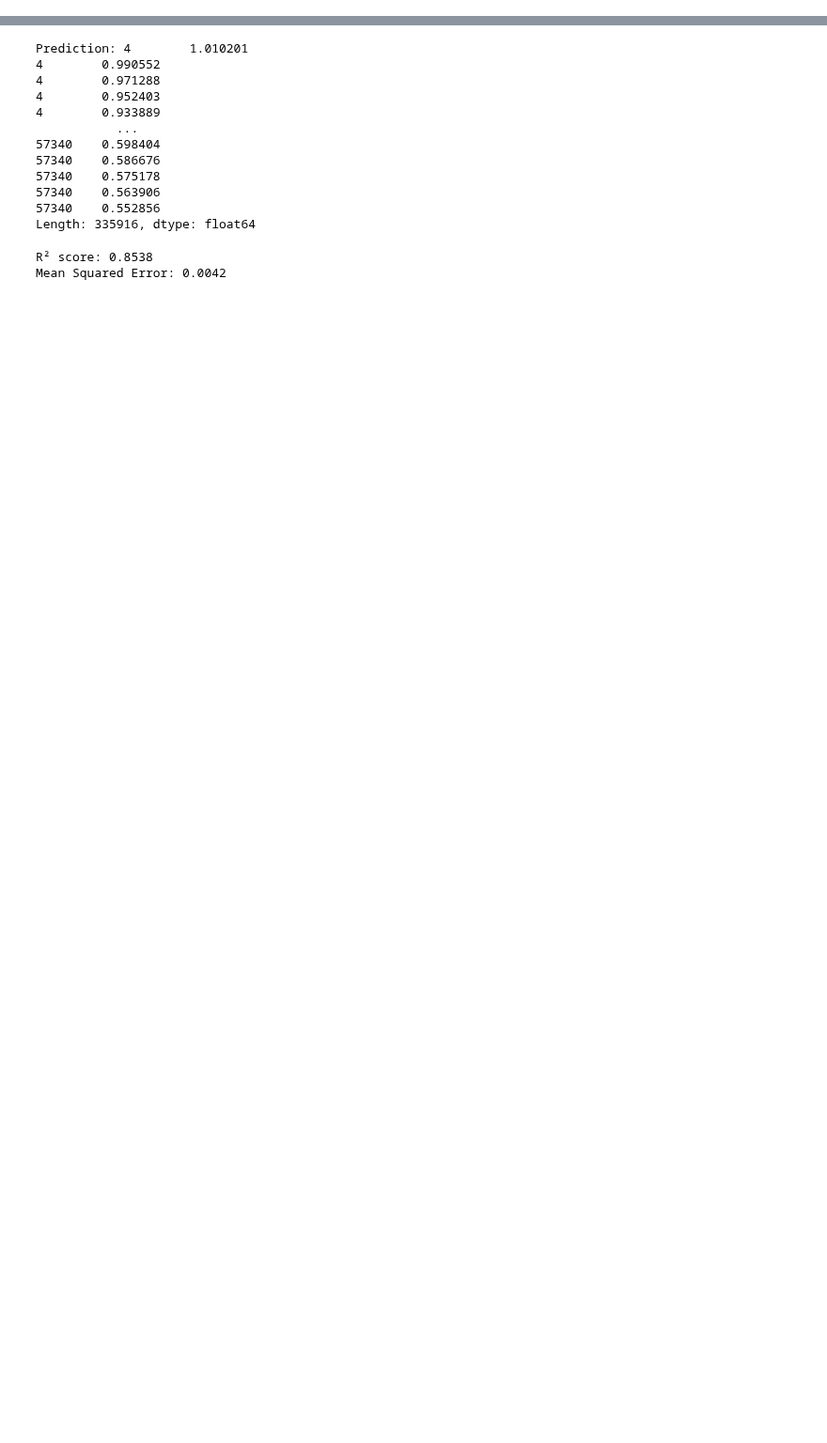
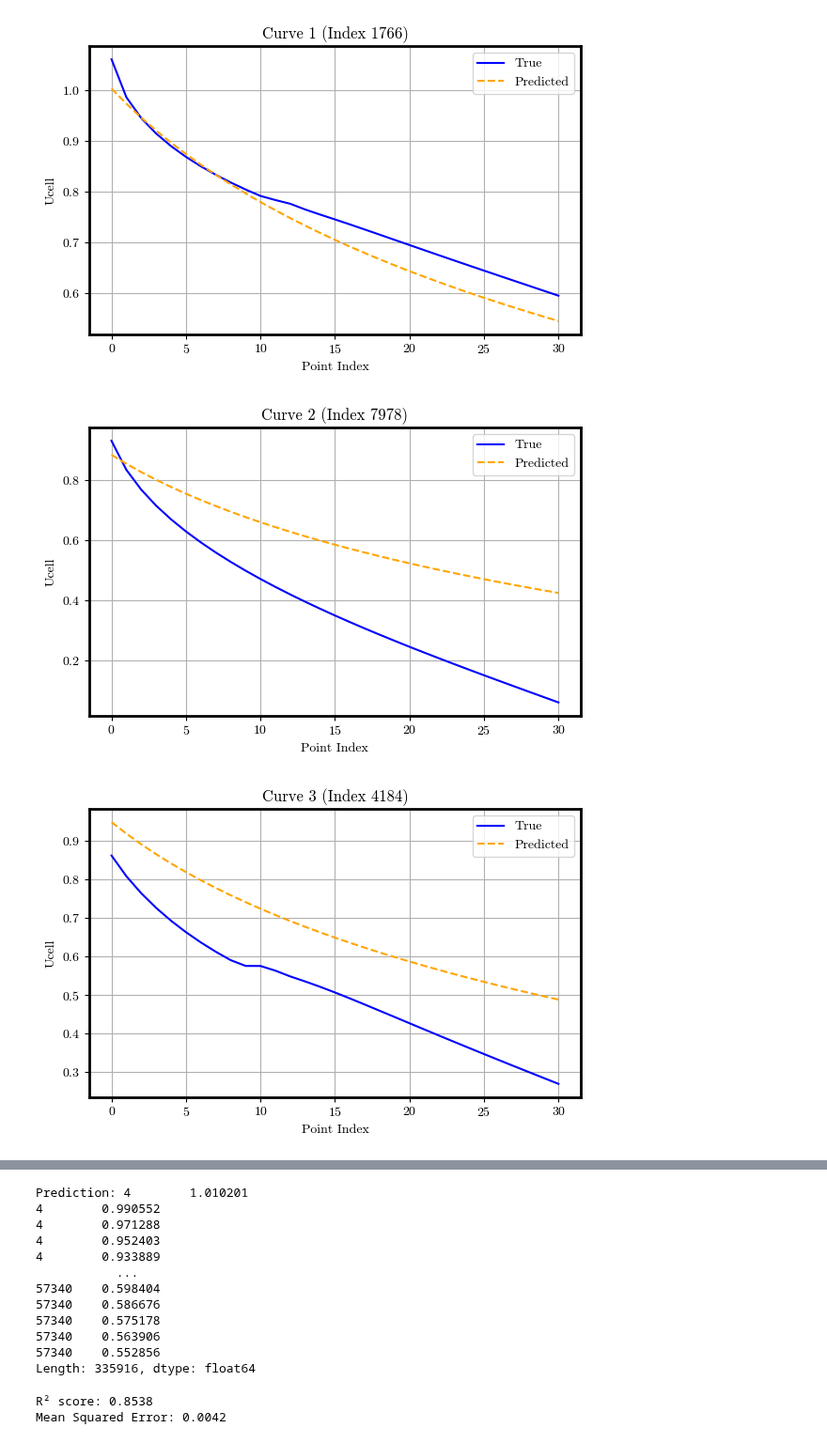
Before and after one commit to DejvisT/Sensitivity-Analysis-and-Surrogate-Modeling-of-PEM-Fuel-Cells, a Jupyter notebook: notebooks/14_SR_results.ipynb, the cells around one changed output, grey strips where cells are left out. Shown at 94% size. Cells and saved outputs as stored; diff of their text form; code cells hidden in the pictures; blank space fills up the shorter version.

Commit message:
Adding plots of the curves for the best equations

```diff
--- a/notebooks/14_SR_results.ipynb
+++ b/notebooks/14_SR_results.ipynb
@@ -143,3 +145,43 @@ results = evaluate_equations_with_parameters(
     test_df['Ucell'],
     parameters
 )
+# %%
+import matplotlib.pyplot as plt
+import numpy as np
+
+def plot_predicted_vs_true_curves(results_df, equation_index, n_curves=5, seed=42):
+
+    y = np.array(results_df['Ucell'].iloc[equation_index])
+    y_pred = np.array(results_df['Ucell_pred'].iloc[equation_index])
+
+    points_per_curve = 31
+    total_points = len(y)
+    total_curves = total_points // points_per_curve
+
+    np.random.seed(seed)
+    selected_indices = np.random.choice(total_curves, size=n_curves, replace=False)
+
+    for i, curve_idx in enumerate(selected_indices):
+        start = curve_idx * points_per_curve
+        end = start + points_per_curve
+
+        x = np.arange(points_per_curve)
+        y_true_curve = y[start:end]
+        y_pred_curve = y_pred[start:end]
+
+        plt.figure(figsize=(6, 4))
+        plt.plot(x, y_true_curve, label='True', linestyle='-', color='blue')
+        plt.plot(x, y_pred_curve, label='Predicted', linestyle='--', color='orange')
+        plt.title(f'Curve {i+1} (Index {curve_idx})')
+        plt.xlabel('Point Index')
+        plt.ylabel('Ucell')
+        plt.legend()
+        plt.grid(True)
+        plt.tight_layout()
+        plt.show()
+
+plot_predicted_vs_true_curves(results_df=results, equation_index=12)
+# %% [output]
+[figure, added]
+[figure, added]
+[figure, added]
```
Also changed, not shown: parts of 9 cells of this notebook.
